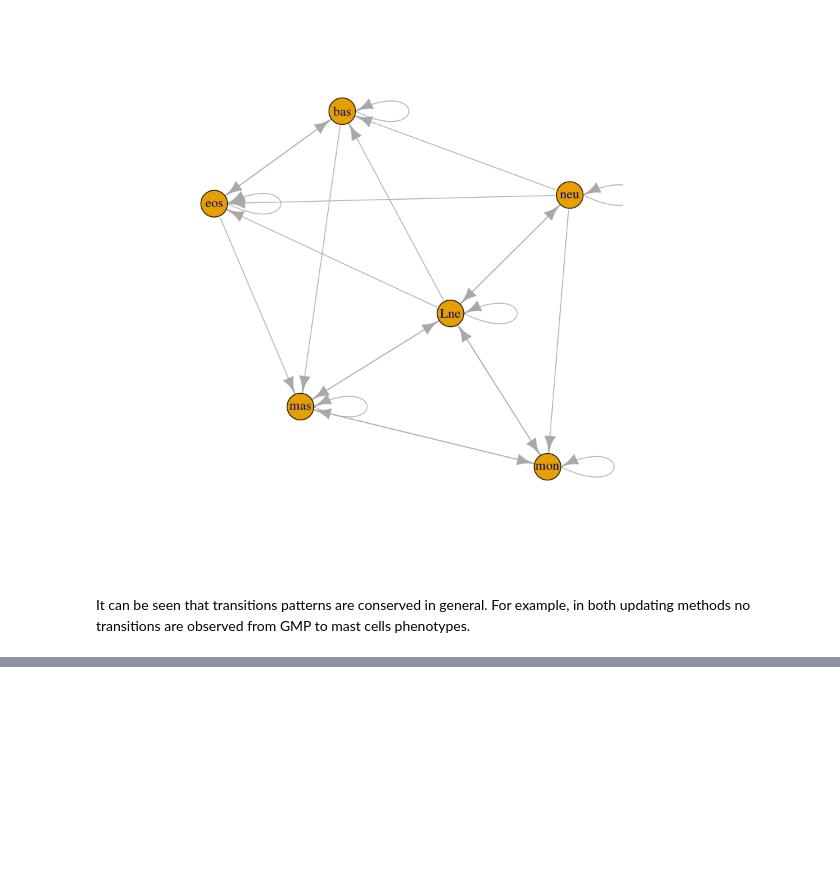
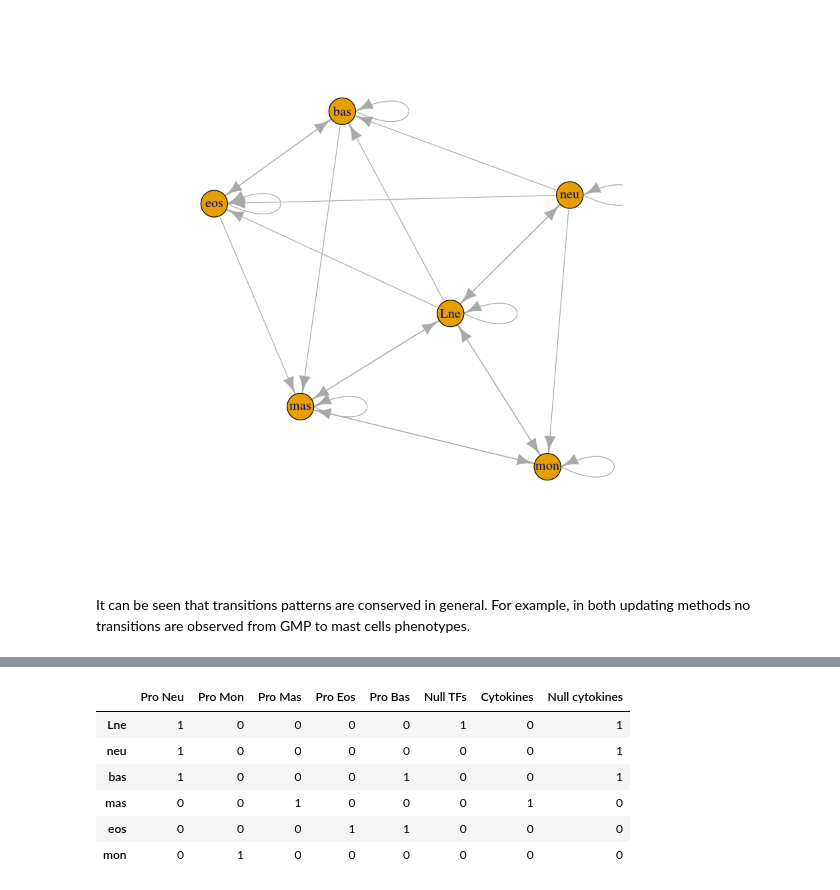
Before and after one commit to caramirezal/GRNModel, a Jupyter notebook: regulatoryNetworkGMPModelSupplementaryInfo.ipynb, the cells around one changed output, grey strips where cells are left out. Saved outputs shown, nothing was run; the diff lists cells and outputs as text; code cells hidden in the pictures; blank space fills up the shorter version.

Commit message:
Add fixed environment analysis

```diff
--- a/regulatoryNetworkGMPModelSupplementaryInfo.ipynb
+++ b/regulatoryNetworkGMPModelSupplementaryInfo.ipynb
@@ -197,0 +203,21 @@ It can be seen that transitions patterns are conserved in general. For example,
+# %%
+fixedEnvironments <- list("Pro Neu"=c("cebpa"=1,"pu1"=0,"gcsfr"=1),
+                        "Pro Mon"=c("cebpa"=0,"pu1"=1,"mcsfr"=1),
+                        "Pro Mas"=c("il3ra"=1,"ckit"=1),
+                        "Pro Eos"=c("cebpa"=1,"gata1"=1,"fceRIa"=1),
+                        "Pro Bas"=c("cebpa"=1,"gata2"=1,"runx1"=1,"il3ra"=1),
+                        "Null TFs"=c("cebpa"=0,"pu1"=0,"gata1"=0,"mitf"=0),
+                        "Cytokines"=c("mcsfr"=1,"gcsfr"=1,"gmcsfr"=1,"il3ra"=1,"ckit"=1,"fceRIa"=1),
+                        "Null cytokines"=c("mcsfr"=0,"gcsfr"=0,"gmcsfr"=0,"il3ra"=0,"ckit"=0,"fceRIa"=0))
+
+
+
+simEnvironments(net,fixedEnvironments,attractors,phenotypes)
+# %% [output]
+|  | Pro Neu | Pro Mon | Pro Mas | Pro Eos | Pro Bas | Null TFs | Cytokines | Null cytokines |
+| Lne | 1 | 0 | 0 | 0 | 0 | 1 | 0 | 1 |
+| neu | 1 | 0 | 0 | 0 | 0 | 0 | 0 | 1 |
+| bas | 1 | 0 | 0 | 0 | 1 | 0 | 0 | 1 |
+| mas | 0 | 0 | 1 | 0 | 0 | 0 | 1 | 0 |
+| eos | 0 | 0 | 0 | 1 | 1 | 0 | 0 | 0 |
+| mon | 0 | 1 | 0 | 0 | 0 | 0 | 0 | 0 |
```
Also changed, not shown: parts of 3 cells of this notebook.
